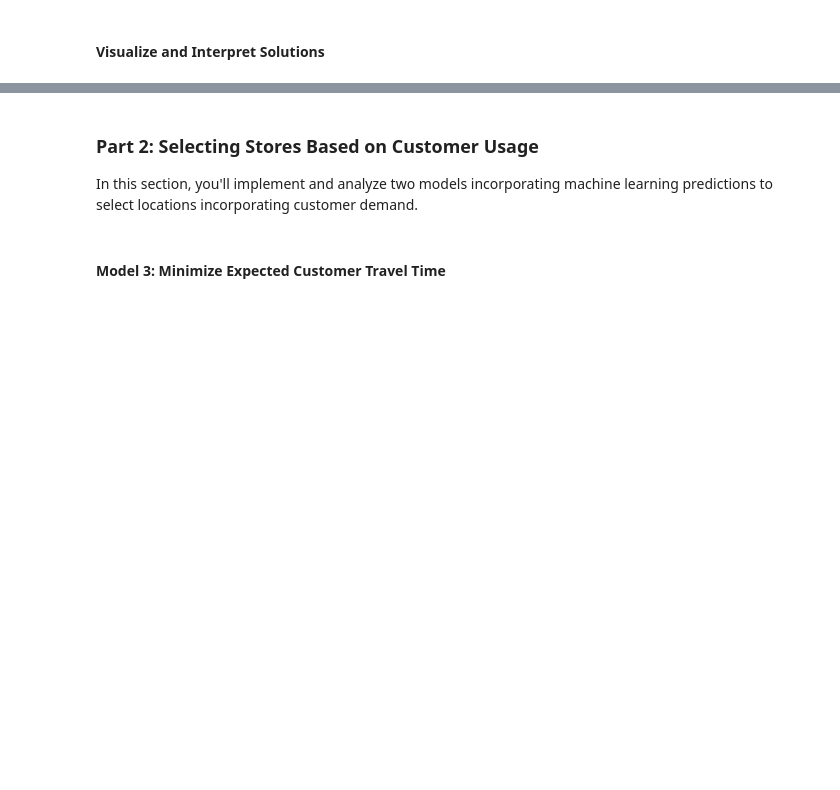
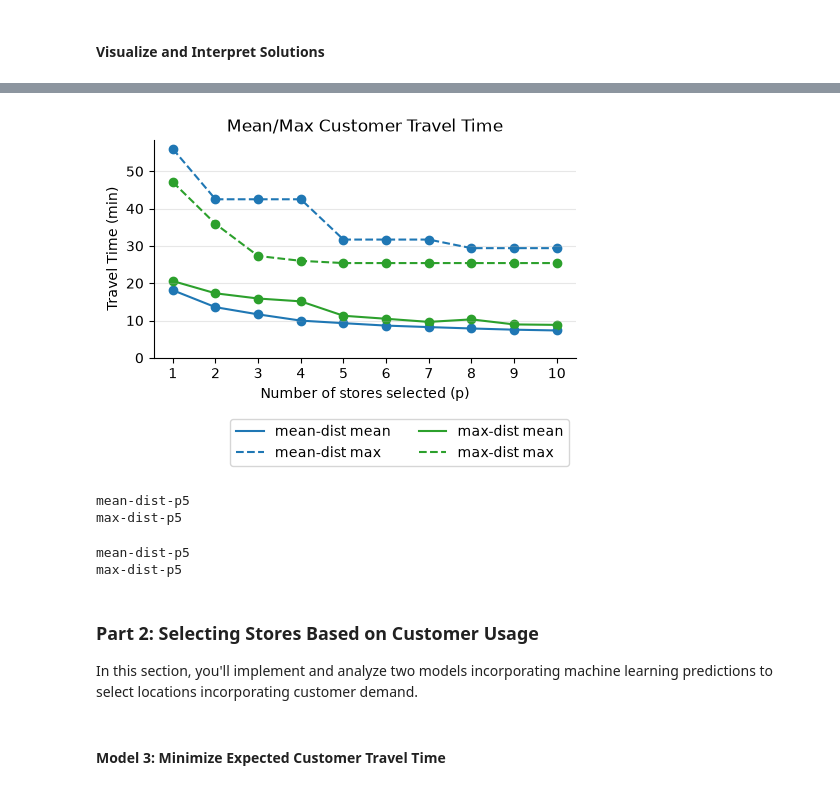
Before and after one commit to rachichi/CornellTech2026_Project_OptimizationMethods, a Jupyter notebook: ORIE5380_Project_Notebook.ipynb, the cells around one changed output, grey strips where cells are left out. Cells and saved outputs as stored; diff of their text form; code cells hidden in the pictures; blank space fills up the shorter version.

```diff
--- a/ORIE5380_Project_Notebook.ipynb
+++ b/ORIE5380_Project_Notebook.ipynb
@@ -382 +450,18 @@ results_df
+# %%
+# Save Results
+import pickle
+
+with open('results.pkl', 'wb') as f:
+    pickle.dump(results, f)
+stores.to_pickle('stores.pkl')
+customers.to_pickle('customers.pkl')
+# %%
+import pickle
+import pandas as pd
+
+with open('results.pkl', 'rb') as f:
+    results = pickle.load(f)
+stores = pd.read_pickle('stores.pkl')
+customers = pd.read_pickle('customers.pkl')
+pd.DataFrame(results).T.to_csv('part1_results.csv')
 # %%
@@ -439,42 +520,57 @@ KeyError: ''
 # %%
-# The code below produces a plot of average and worst-case customer travel distance for each model and value of p
-# TODO: Change the constants below to the correct columns in results_df for average and max travel distance
-#       changing the title/labels if your columns use different units
-MEAN_DIST_COL = ''
-MAX_DIST_COL = ''
+for model in ['mean-dist', 'max-dist']:
+    for p in p_range:
+        time_col = '{}-p{}-time'.format(model, p)
+        results[model, p]['mean_time'] = customers[time_col].mean()
+        results[model, p]['max_time'] = customers[time_col].max()
+
+results_df = pd.DataFrame.from_dict(results, orient="index").rename_axis(["model", "p"]).sort_index()
+results_df
+
+MEAN_DIST_COL = 'mean_time'
+MAX_DIST_COL = 'max_time'
 
 DIST_TITLE, DIST_YLABEL, DIST_XLABEL = ('Mean/Max Customer Travel Time', 'Travel Time (min)', 'Number of stores selected (p)')
 
 # Create the figure
 fig = plt.figure(figsize=(5,4))
 for model in model_colors.keys():
     res = results_df.loc[model]
 
     # Average customer travel time
     plt.plot(res.index, res[MEAN_DIST_COL], color=model_colors[model], linestyle='-', label='{} mean'.format(model))
     plt.scatter(res.index, res[MEAN_DIST_COL], color=model_colors[model])
 
     # Worst-case customer travel time
     plt.plot(res.index, res[MAX_DIST_COL], color=model_colors[model], linestyle='--', label='{} max'.format(model))
     plt.scatter(res.index, res[MAX_DIST_COL], color=model_colors[model])
 
 format_plot(title=DIST_TITLE, ylabel=DIST_YLABEL, xlabel=DIST_XLABEL, legend_bbox=(1, -0.25))
 plt.show()
+# %% [output]
+[figure, added]
 # %%
 # TODO: Set the solution column below to visualize selected stores and the closest customer to each store for a specific solution
 # You can uncomment the line below to save a png of the map for your report
-SOLUTION_COL = ''
-
-fig = plot_map(customers, stores, solution_col=SOLUTION_COL)
-# fig.write_image('fig.png', scale=2)
-fig.show()
+for SOLUTION_COL in ['mean-dist-p5', 'max-dist-p5']:
+    print(SOLUTION_COL)
+    fig = plot_map(customers, stores, solution_col=SOLUTION_COL)
+    # fig.write_image('{}-store.png'.format(SOLUTION_COL), scale=2)
+    fig.show()
+# %% [output]
+mean-dist-p5
+max-dist-p5
 # %%
 # TODO: Set the solution column below to visualize selected stores and the closest customer to each store for a specific solution
-SOLUTION_COL = ''
-TIME_COL = ''
-
-fig = plot_map(customers, stores, solution_col=SOLUTION_COL, time_col=TIME_COL, color_by="time")
-fig.show()
+for SOLUTION_COL in ['mean-dist-p5', 'max-dist-p5']:
+    TIME_COL = SOLUTION_COL + '-time'
+    print(SOLUTION_COL)
+    fig = plot_map(customers, stores, solution_col=SOLUTION_COL, time_col=TIME_COL, color_by="time")
+    # fig.write_image('{}-time.png'.format(SOLUTION_COL), scale=2)
+    fig.show()
+# %% [output]
+mean-dist-p5
+max-dist-p5
 # %% [markdown]
 ### Part 2: Selecting Stores Based on Customer Usage
 
```
Also changed, not shown: parts of 7 cells of this notebook, 1 other file.
